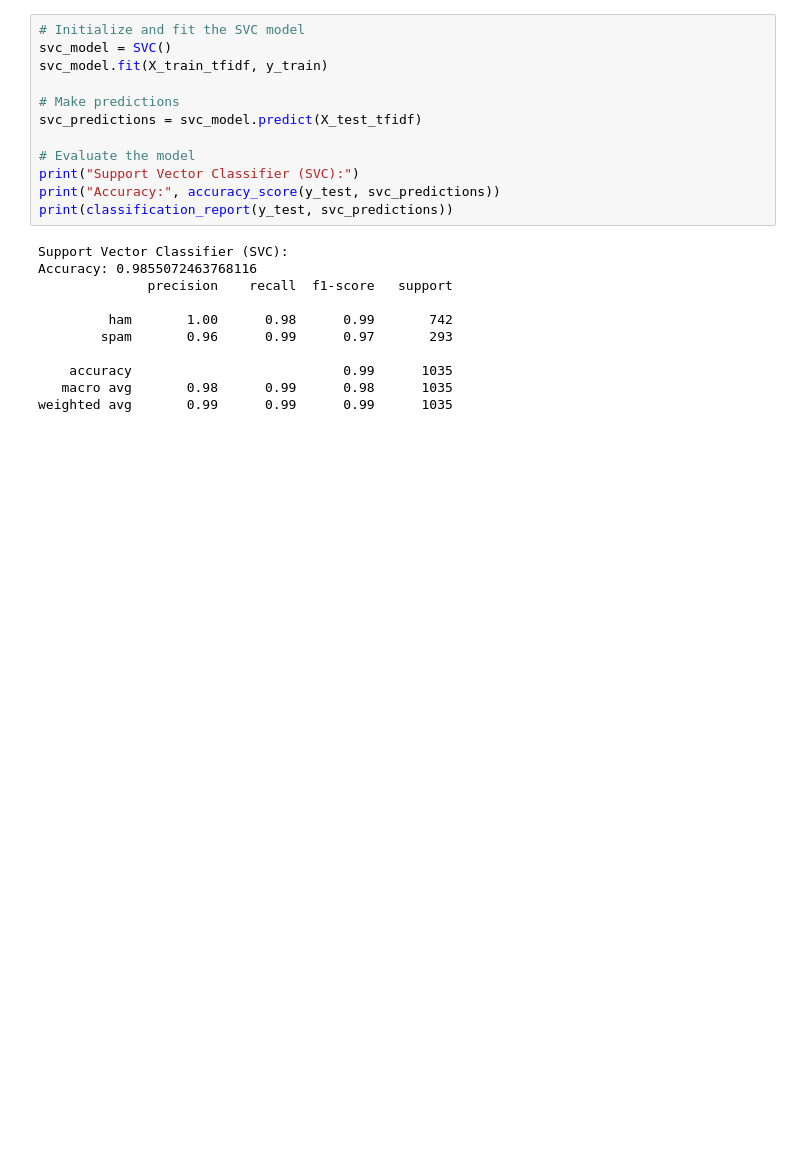
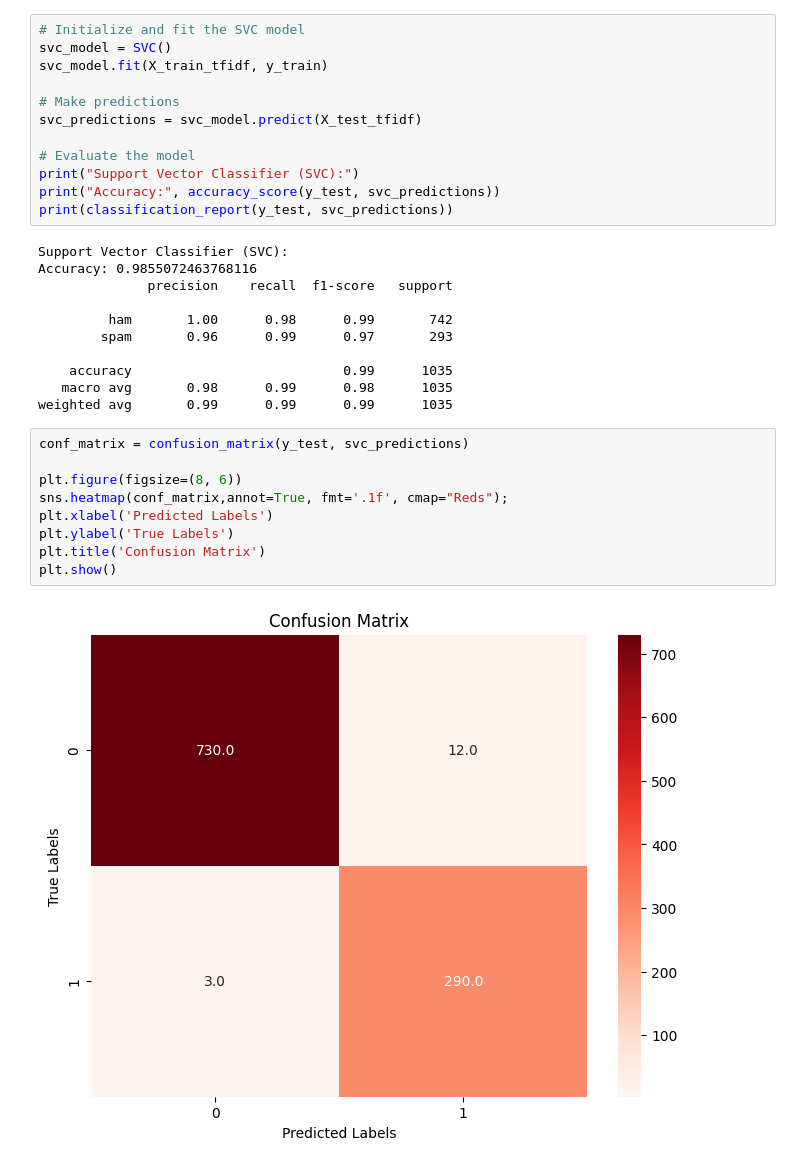
Before and after one commit to Goodone11/spam-detection, a Jupyter notebook: Spam_detection2.ipynb, the cells around one changed output. Saved outputs shown, nothing was run; the diff lists cells and outputs as text; blank space fills up the shorter version.

```diff
--- a/Spam_detection2.ipynb
+++ b/Spam_detection2.ipynb
@@ -201,6 +214,17 @@ Accuracy: 0.9855072463768116
     accuracy                           0.99      1035
    macro avg       0.98      0.99      0.98      1035
 weighted avg       0.99      0.99      0.99      1035
+# %%
+conf_matrix = confusion_matrix(y_test, svc_predictions)
+
+plt.figure(figsize=(8, 6))
+sns.heatmap(conf_matrix,annot=True, fmt='.1f', cmap="Reds");
+plt.xlabel('Predicted Labels')
+plt.ylabel('True Labels')
+plt.title('Confusion Matrix')
+plt.show()
+# %% [output]
+[figure, added]
 # %%
 # Initialize and fit the Random Forest model
 rf_model = RandomForestClassifier()
```
Also changed, not shown: parts of 4 cells of this notebook.
